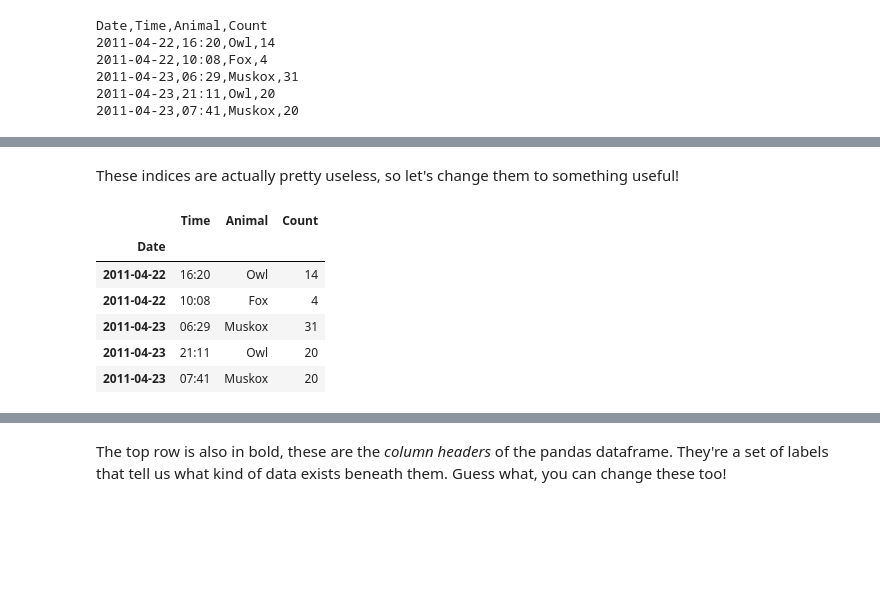
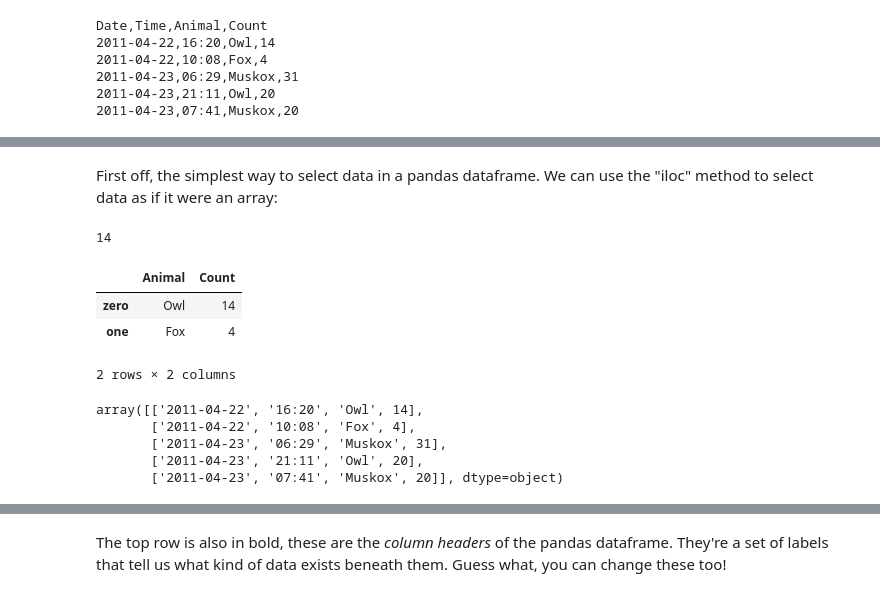
Before and after one commit to swcarpentry/2014-03-17-ucb, a Jupyter notebook: lessons/jk-python/readwrite-full.ipynb, the cells around one changed output, grey strips where cells are left out. Drawn from its saved outputs; the diff is of its cells as text; code cells hidden in the pictures; blank space fills up the shorter version.

```diff
--- a/lessons/jk-python/readwrite-full.ipynb
+++ b/lessons/jk-python/readwrite-full.ipynb
@@ -250,15 +232,23 @@ Name: mind, dtype: object
-# %% [markdown]
-These indices are actually pretty useless, so let's change them to something useful!
-# %%
-# Pandas is really good at handling datetime objects.
-# Note: if you want to move the index back to a column, use .reset_index()
-df.set_index('Date', inplace=True)
-df.head()
-# %% [output]
-|  | Time | Animal | Count |
-| Date |  |  |  |
-| 2011-04-22 | 16:20 | Owl | 14 |
-| 2011-04-22 | 10:08 | Fox | 4 |
-| 2011-04-23 | 06:29 | Muskox | 31 |
-| 2011-04-23 | 21:11 | Owl | 20 |
-| 2011-04-23 | 07:41 | Muskox | 20 |
+# %% [markdown]
+First off, the simplest way to select data in a pandas dataframe.  We can use the "iloc" method to select data as if it were an array:
+# %%
+df.iloc[0, 3]
+# %% [output]
+14
+# %%
+df.iloc[0:2, 2:4]
+# %% [output]
+|  | Animal | Count |
+| zero | Owl | 14 |
+| one | Fox | 4 |
+2 rows × 2 columns
+# %%
+# Note that we can explicitly turn our values into an array
+# by using the "values" attribute
+df.values
+# %% [output]
+array([['2011-04-22', '16:20', 'Owl', 14],
+       ['2011-04-22', '10:08', 'Fox', 4],
+       ['2011-04-23', '06:29', 'Muskox', 31],
+       ['2011-04-23', '21:11', 'Owl', 20],
+       ['2011-04-23', '07:41', 'Muskox', 20]], dtype=object)
```
Also changed, not shown: parts of 19 cells of this notebook.
